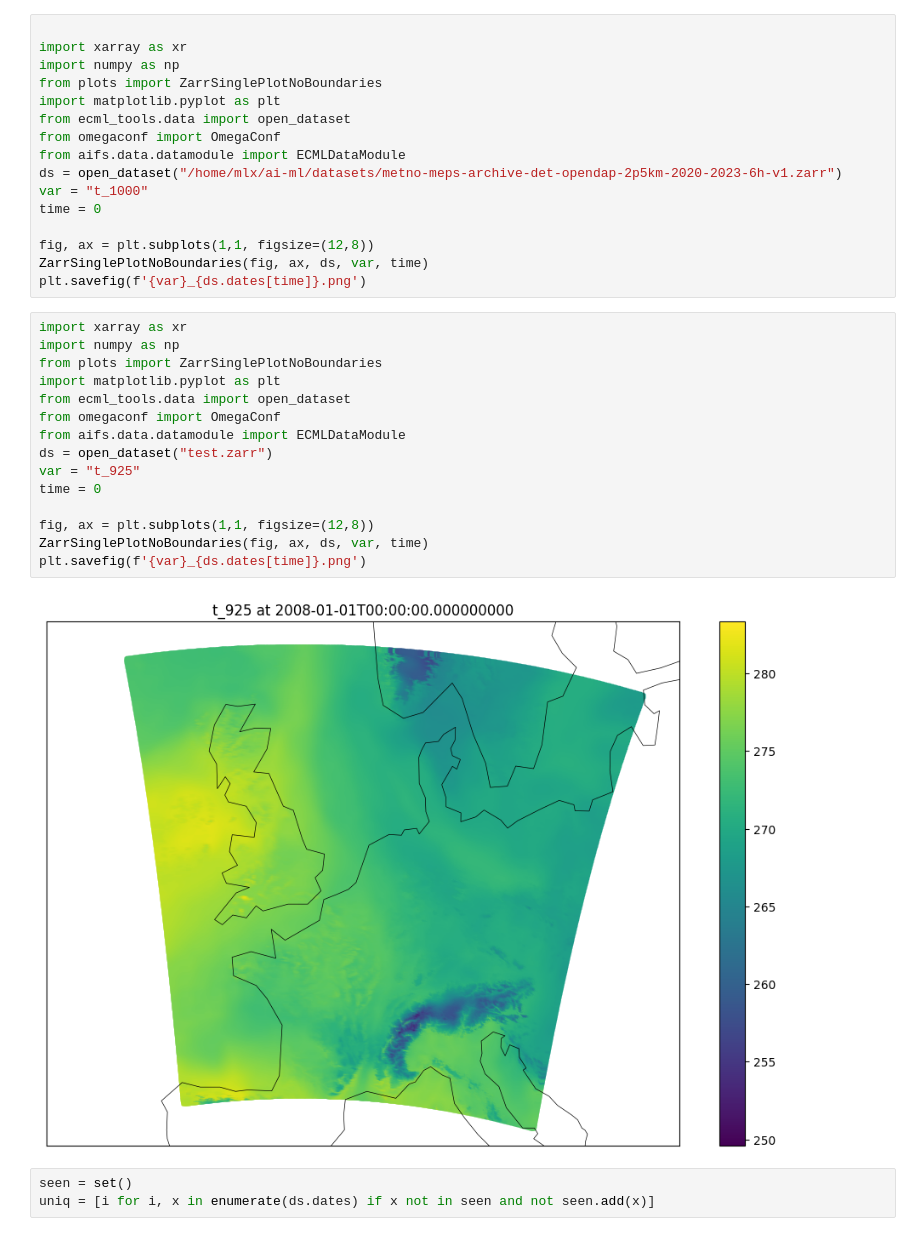
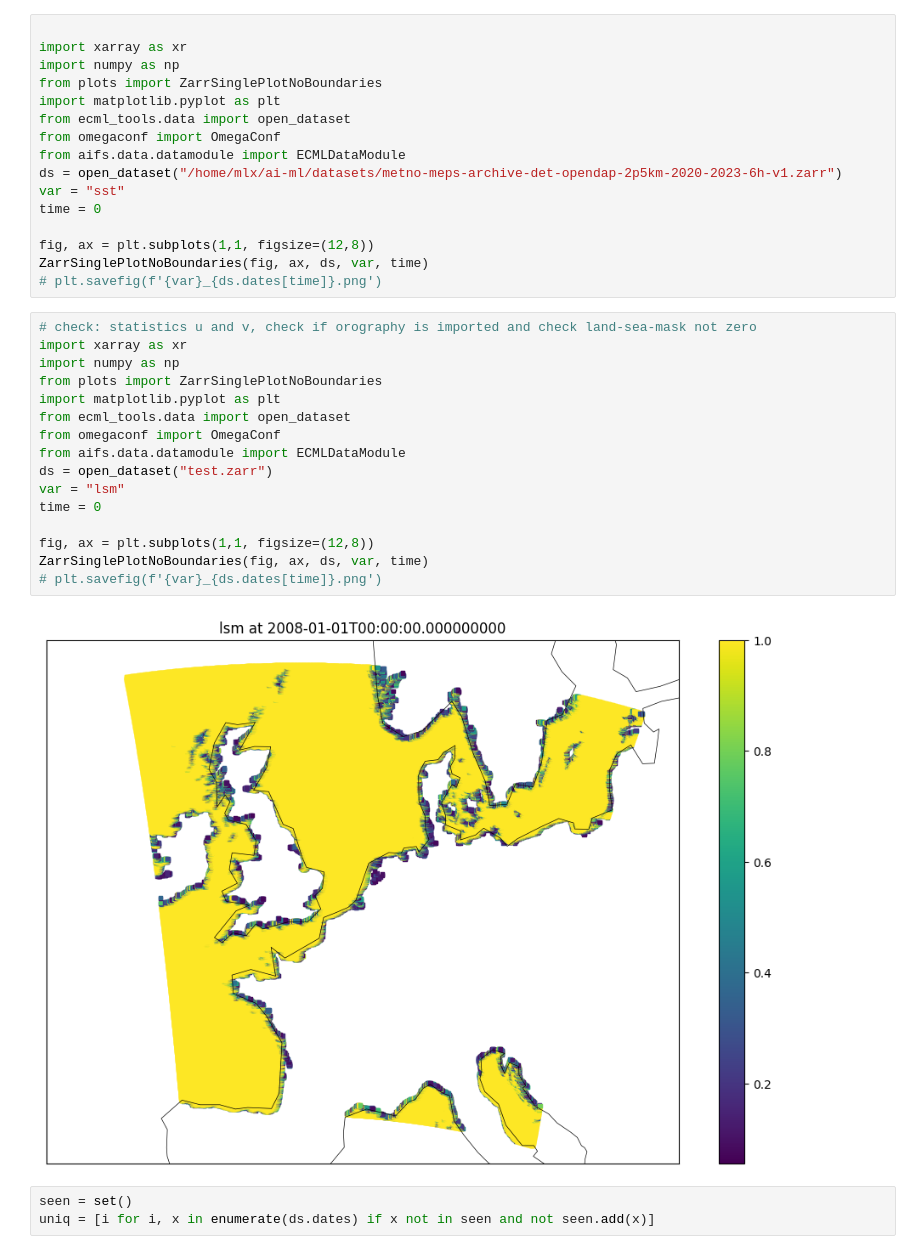
Before and after one commit to Sooph-knmi/zarr_converter, a Jupyter notebook: output/test_zarr.ipynb, the cells around one changed output. Cells and saved outputs as stored; diff of their text form.

```diff
--- a/output/test_zarr.ipynb
+++ b/output/test_zarr.ipynb
@@ -14,29 +51,30 @@ from ecml_tools.data import open_dataset
 from omegaconf import OmegaConf
 from aifs.data.datamodule import ECMLDataModule
 ds = open_dataset("/home/mlx/ai-ml/datasets/metno-meps-archive-det-opendap-2p5km-2020-2023-6h-v1.zarr")
-var = "t_1000"
+var = "sst"
 time = 0
 
 fig, ax = plt.subplots(1,1, figsize=(12,8))
 ZarrSinglePlotNoBoundaries(fig, ax, ds, var, time)
-plt.savefig(f'{var}_{ds.dates[time]}.png')
+# plt.savefig(f'{var}_{ds.dates[time]}.png')
 # %%
+# check: statistics u and v, check if orography is imported and check land-sea-mask not zero
 import xarray as xr
 import numpy as np
 from plots import ZarrSinglePlotNoBoundaries
 import matplotlib.pyplot as plt
 from ecml_tools.data import open_dataset
 from omegaconf import OmegaConf
 from aifs.data.datamodule import ECMLDataModule
 ds = open_dataset("test.zarr")
-var = "t_925"
+var = "lsm"
 time = 0
 
 fig, ax = plt.subplots(1,1, figsize=(12,8))
 ZarrSinglePlotNoBoundaries(fig, ax, ds, var, time)
-plt.savefig(f'{var}_{ds.dates[time]}.png')
+# plt.savefig(f'{var}_{ds.dates[time]}.png')
 # %% [output]
-[figure, old version]
+[figure, new version]
 # %%
 seen = set()
 uniq = [i for i, x in enumerate(ds.dates) if x not in seen and not seen.add(x)]
```
Also changed, not shown: parts of 3 cells of this notebook, 37 other files.
